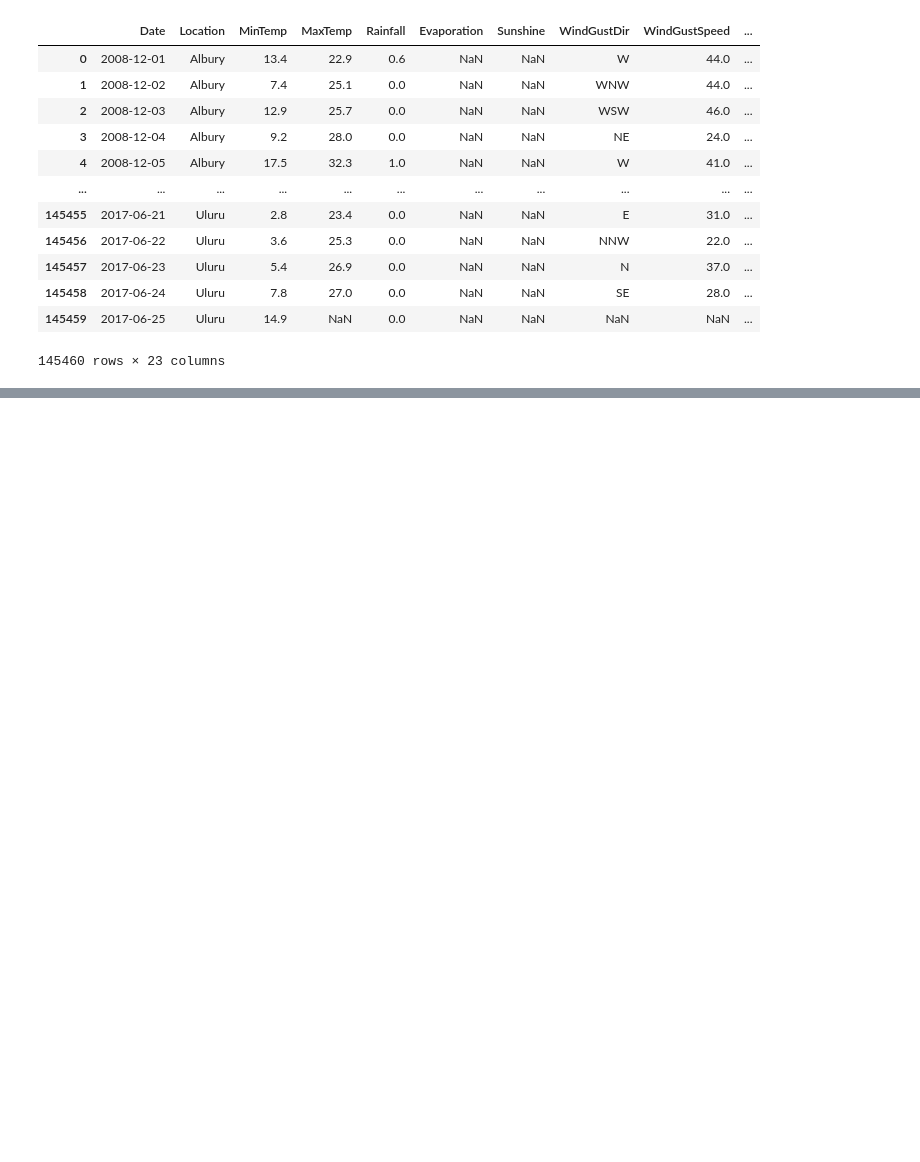
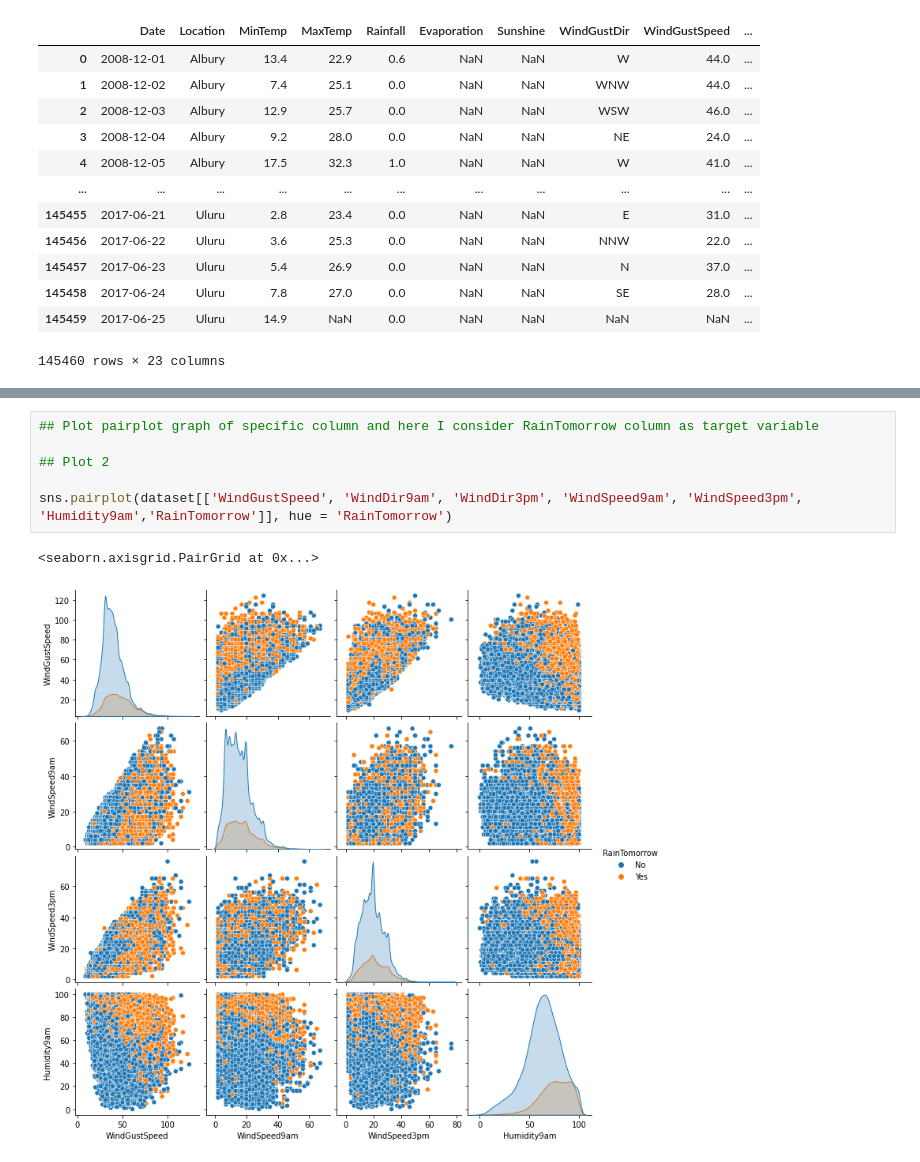
Before and after one commit to dayaniravi123/Machine-Learning-Projects, a Jupyter notebook: Rain_in_AUS.ipynb, the cells around one changed output, grey strips where cells are left out. Drawn from its saved outputs; the diff is of its cells as text; blank space fills up the shorter version.

```diff
--- a/Rain_in_AUS.ipynb
+++ b/Rain_in_AUS.ipynb
@@ -33,0 +82,9 @@ dataset
+# %%
+## Plot pairplot graph of specific column and here I consider RainTomorrow column as target variable
+
+## Plot 2
+
+sns.pairplot(dataset[['WindGustSpeed', 'WindDir9am', 'WindDir3pm', 'WindSpeed9am', 'WindSpeed3pm', 'Humidity9am','RainTomorrow']], hue = 'RainTomorrow')
+# %% [output]
+<seaborn.axisgrid.PairGrid at 0x...>
+[figure, added]
```
Also changed, not shown: parts of 5 cells of this notebook.
